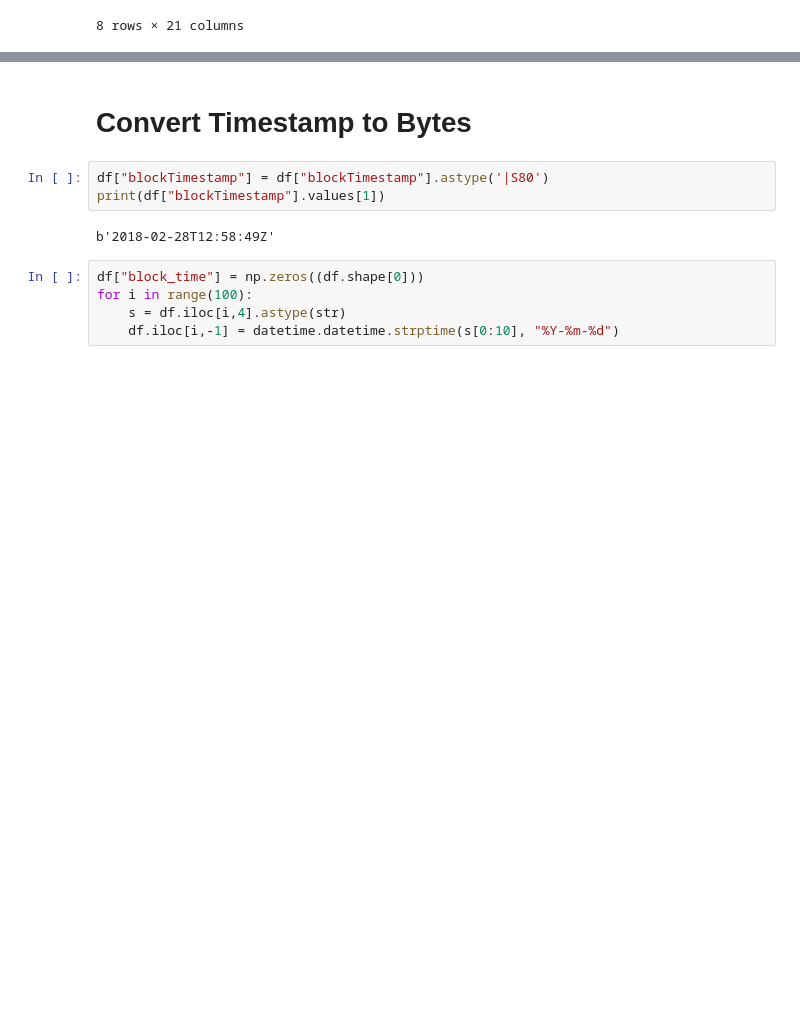
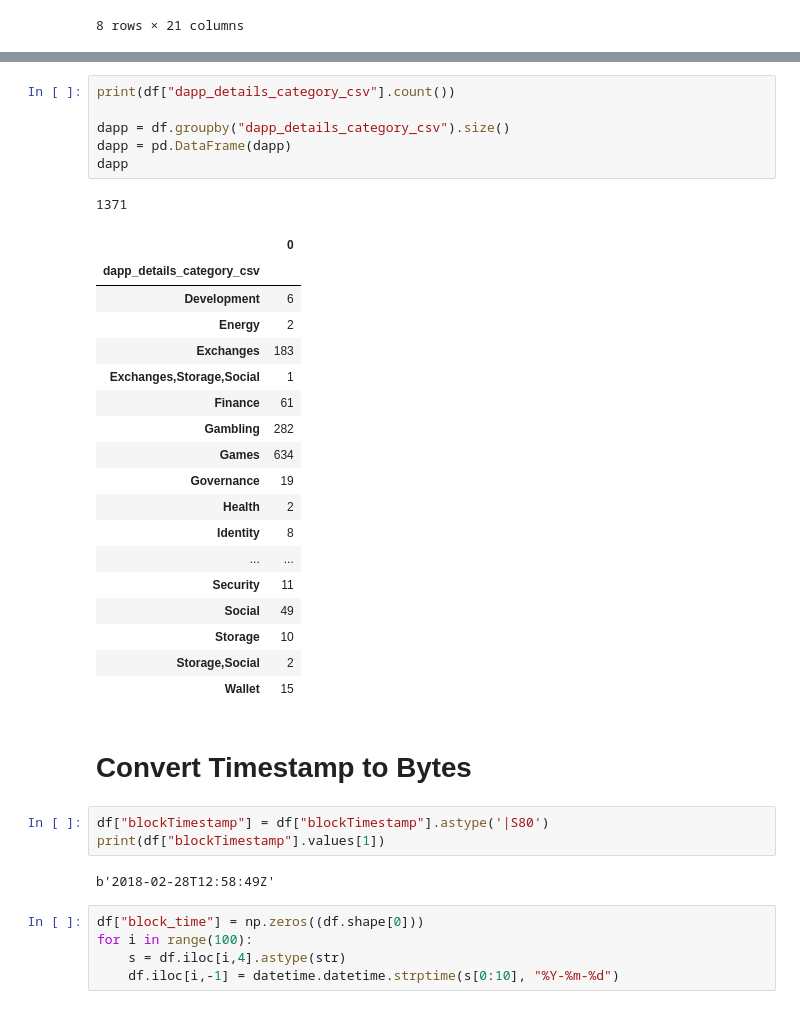
Before and after one commit to cesarsotovalero/python-project, a Jupyter notebook: smart_contracts.ipynb, the cells around one changed output, grey strips where cells are left out. Cells and saved outputs as stored; diff of their text form; blank space fills up the shorter version.

```diff
--- a/smart_contracts.ipynb
+++ b/smart_contracts.ipynb
@@ -108,3 +131,29 @@ df.describe()
+# %%
+print(df["dapp_details_category_csv"].count())
+
+dapp = df.groupby("dapp_details_category_csv").size()
+dapp = pd.DataFrame(dapp)
+dapp
+# %% [output]
+1371
+|  | 0 |
+| dapp_details_category_csv |  |
+| Development | 6 |
+| Energy | 2 |
+| Exchanges | 183 |
+| Exchanges,Storage,Social | 1 |
+| Finance | 61 |
+| Gambling | 282 |
+| Games | 634 |
+| Governance | 19 |
+| Health | 2 |
+| Identity | 8 |
+| ... | ... |
+| Security | 11 |
+| Social | 49 |
+| Storage | 10 |
+| Storage,Social | 2 |
+| Wallet | 15 |
 # %% [markdown]
 # Convert Timestamp to Bytes
 # %%
```
Also changed, not shown: parts of 12 cells of this notebook.
